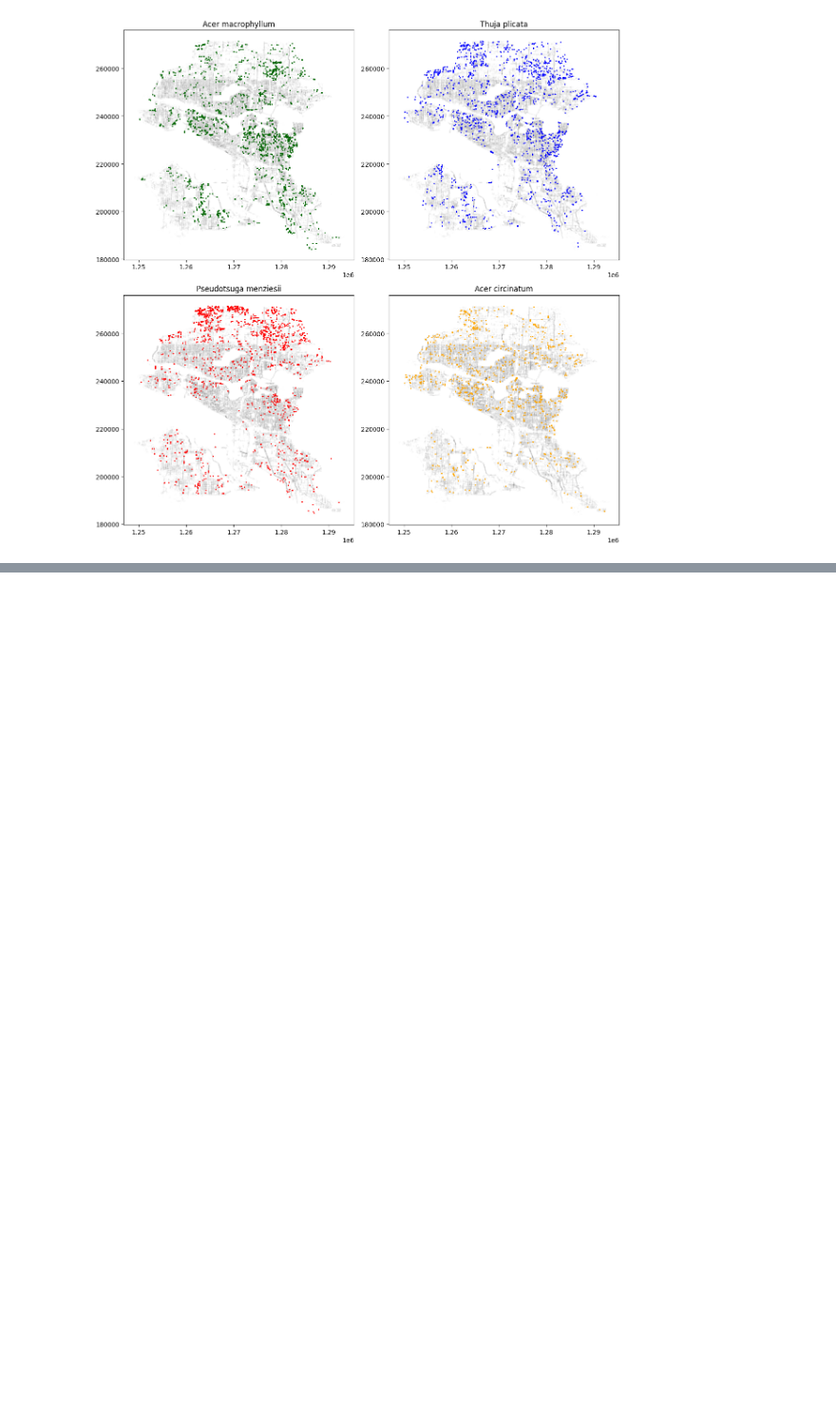
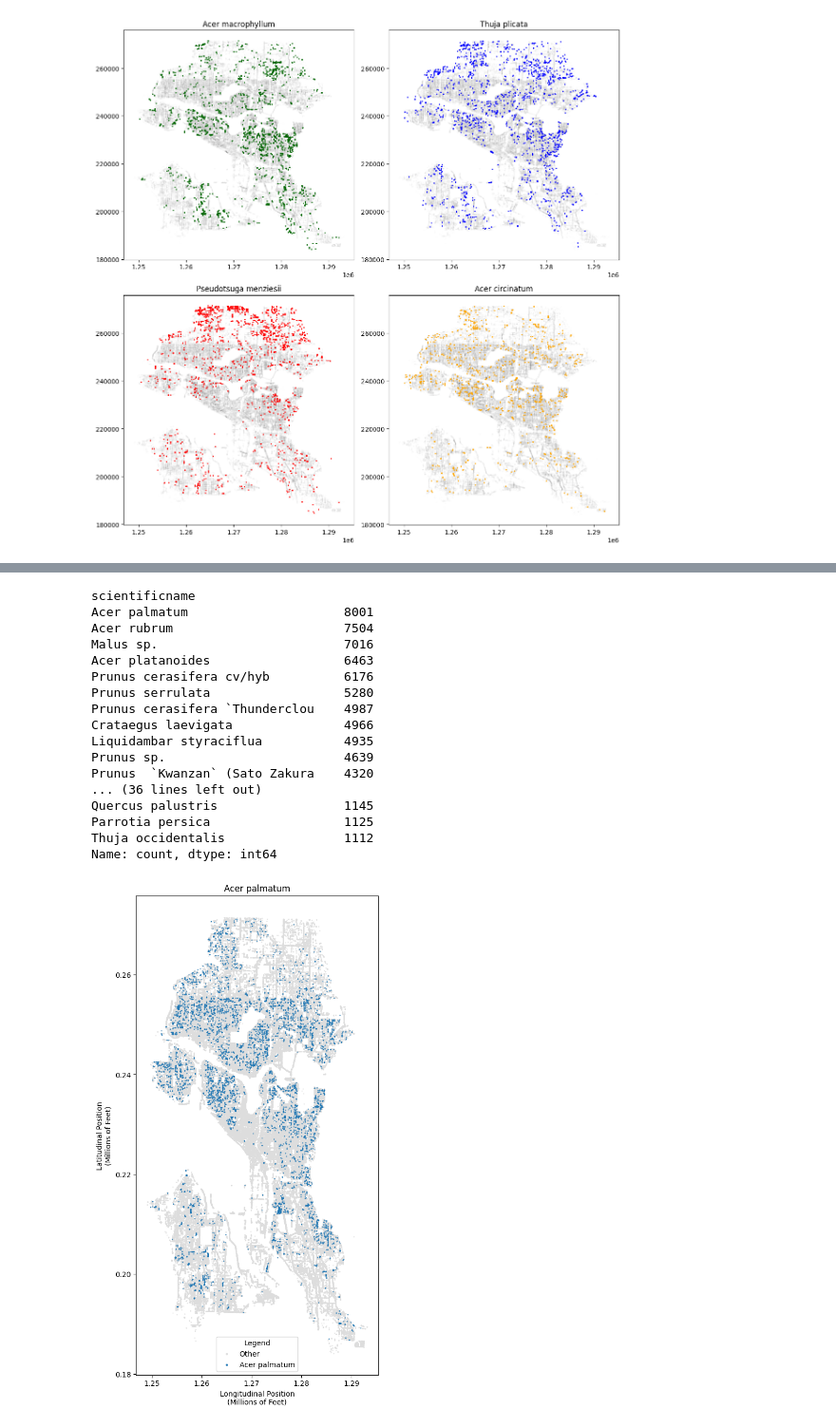
Before and after one commit to fractalate/data-trees-seattle, a Jupyter notebook: indigenous_trees.ipynb, the cells around one changed output, grey strips where cells are left out. Shown at 95% size. Saved outputs shown, nothing was run; the diff lists cells and outputs as text; code cells hidden in the pictures; blank space fills up the shorter version.

```diff
--- a/indigenous_trees.ipynb
+++ b/indigenous_trees.ipynb
@@ -125,0 +144,22 @@ plt.show()
+# %%
+print(dftrees_non['scientificname'].value_counts()[:50])
+plot_trees_by_scientific_name('Acer palmatum')
+# %% [output]
+scientificname
+Acer palmatum                     8001
+Acer rubrum                       7504
+Malus sp.                         7016
+Acer platanoides                  6463
+Prunus cerasifera cv/hyb          6176
+Prunus serrulata                  5280
+Prunus cerasifera `Thunderclou    4987
+Crataegus laevigata               4966
+Liquidambar styraciflua           4935
+Prunus sp.                        4639
+Prunus  `Kwanzan` (Sato Zakura    4320
+... (36 lines left out)
+Quercus palustris                 1145
+Parrotia persica                  1125
+Thuja occidentalis                1112
+Name: count, dtype: int64
+[figure, added]
```
Also changed, not shown: parts of 5 cells of this notebook, 3 other files.
